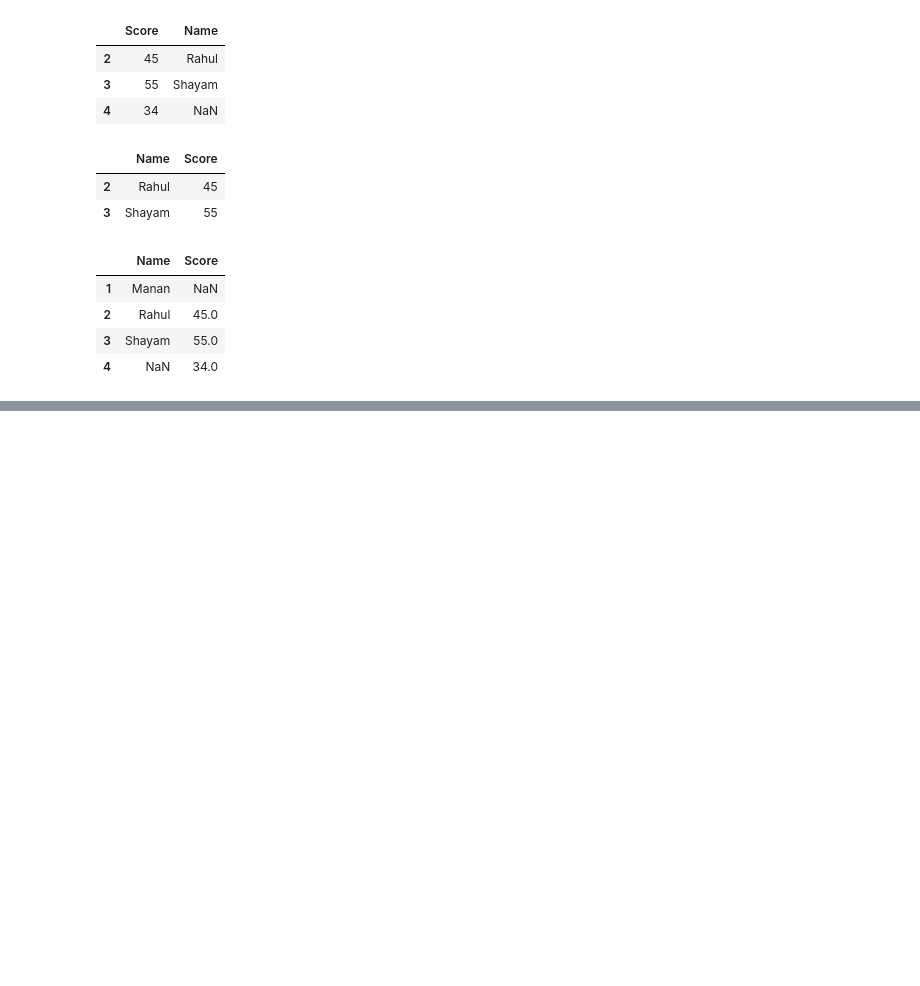
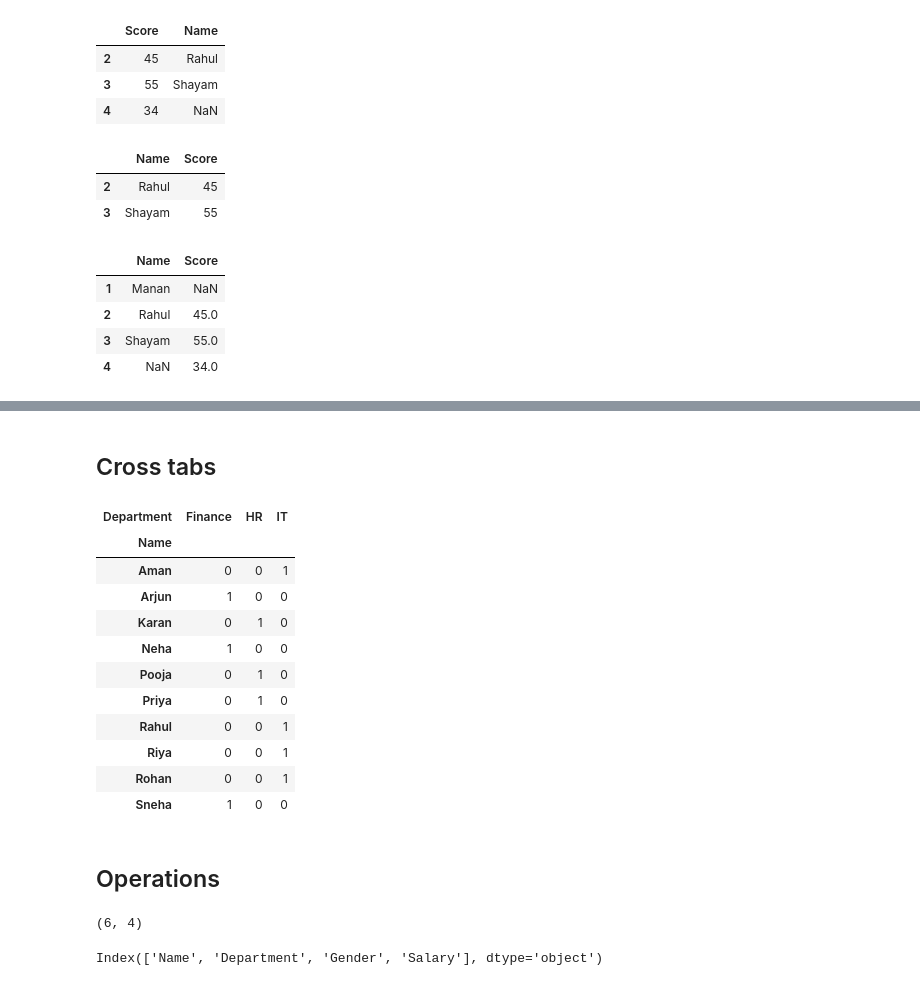
Before and after one commit to MananGupta089/DSA-learning, a Jupyter notebook: pandas.ipynb, the cells around one changed output, grey strips where cells are left out. Cells and saved outputs as stored; diff of their text form; code cells hidden in the pictures; blank space fills up the shorter version.

```diff
--- a/pandas.ipynb
+++ b/pandas.ipynb
@@ -327,0 +440,19 @@ df1.join(df2,how= 'outer')
+# %% [markdown]
+## Cross tabs
+# %%
+pd.crosstab(df["Name"],df["Department"])
+# %% [output]
+| Department | Finance | HR | IT |
+| Name |  |  |  |
+| Aman | 0 | 0 | 1 |
+| Arjun | 1 | 0 | 0 |
+| Karan | 0 | 1 | 0 |
+| Neha | 1 | 0 | 0 |
+| Pooja | 0 | 1 | 0 |
+| Priya | 0 | 1 | 0 |
+| Rahul | 0 | 0 | 1 |
+| Riya | 0 | 0 | 1 |
+| Rohan | 0 | 0 | 1 |
+| Sneha | 1 | 0 | 0 |
+# %% [markdown]
+## Operations
@@ -327,0 +466,8 @@ df1.join(df2,how= 'outer')
+# %%
+df.shape
+# %% [output]
+(6, 4)
+# %%
+df.columns
+# %% [output]
+Index(['Name', 'Department', 'Gender', 'Salary'], dtype='object')
```
Also changed, not shown: parts of 18 cells of this notebook, 4 other files.
